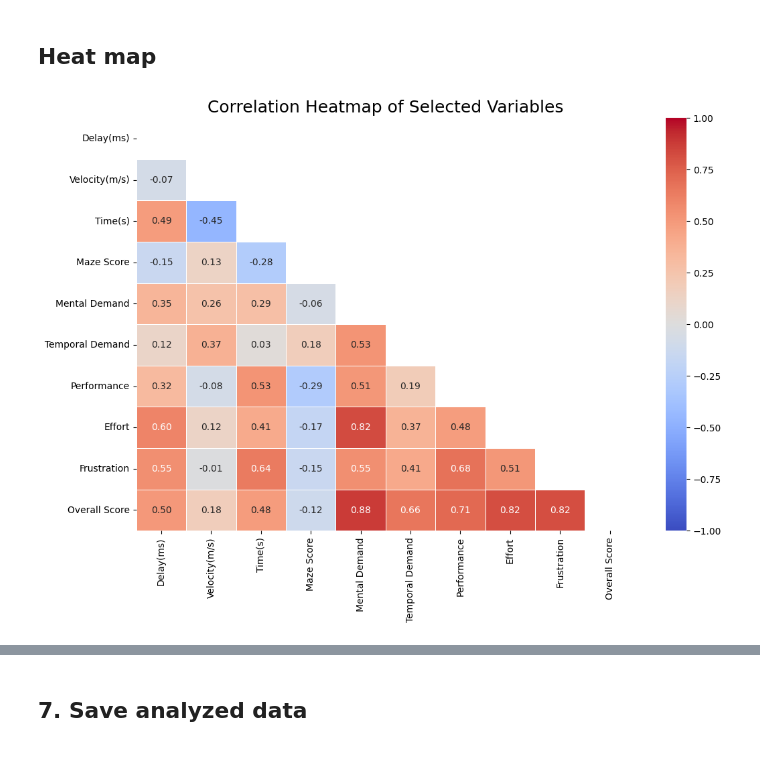
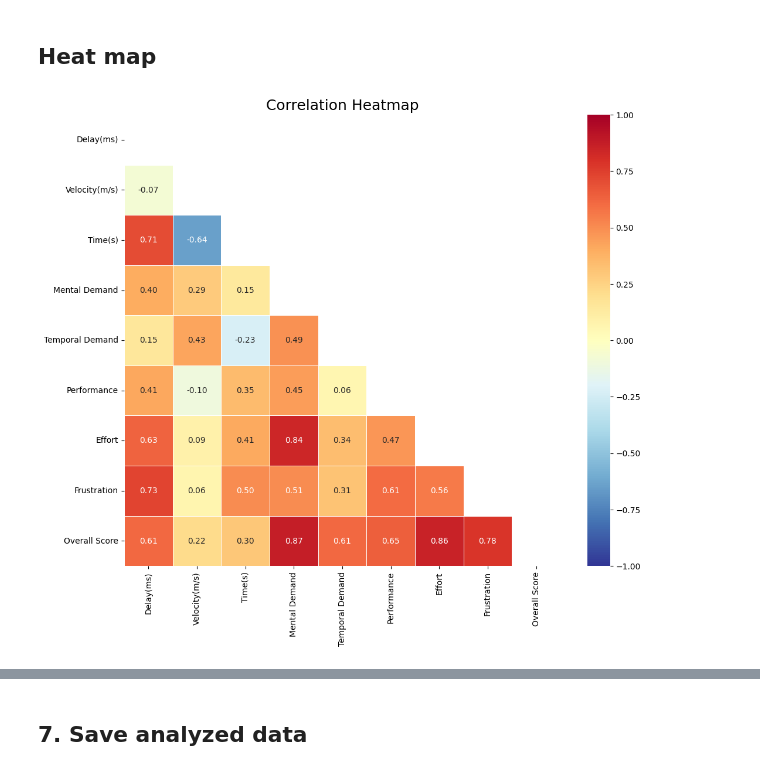
Before and after one commit to Raul-Villegas23/Thesis_python, a Jupyter notebook: experimental-analysis/bonus/bonus_analysis_notebook.ipynb, the cells around one changed output, grey strips where cells are left out. Cells and saved outputs as stored; diff of their text form; code cells hidden in the pictures.

```diff
--- a/experimental-analysis/bonus/bonus_analysis_notebook.ipynb
+++ b/experimental-analysis/bonus/bonus_analysis_notebook.ipynb
@@ -23,9 +37,11 @@ data.head()
 # %% [markdown]
 ## 1. Descriptive Statistics
 # %%
+# Get rid of participant 7
+data = data[data['Participant'] != 7]
 # Display descriptive statistics
 print("Descriptive Statistics:")
 # Describe the data withouth Participant, Run, and Trial columns
-data.drop(columns=['Participant', 'Run', 'Delay(ms)', 'Velocity(m/s)']).describe().T
+data.drop(columns=['Run', 'Delay(ms)', 'Velocity(m/s)']).head(24)
 # %% [output]
 Descriptive Statistics:
@@ -385,23 +831,18 @@ OLS Regression Results for Independent Variable: Velocity(m/s)
 ## Heat map
 # %%
 # Plotting a heatmap of correlations between the variables including the independent variable
-# Select the independent variable and dependent variables to include in the heatmap
-independent_vars = ['Delay(ms)', 'Velocity(m/s)']
-dependent_vars = ['Time(s)', 'Maze Score'] + nasa_tlx_dimensions
+variables = ['Delay(ms)', 'Velocity(m/s)', 'Time(s)'] + nasa_tlx_dimensions
 
-# Create a new DataFrame with the selected variables
-data_selected = data[independent_vars + dependent_vars]
-
-# Compute the correlation matrix
-correlation_matrix = data_selected.corr()
+# Calculate the correlation matrix
+correlation_matrix = data_normalized[variables].corr()
 
 # Create a mask to display only the lower triangle of the correlation matrix
 mask = np.triu(np.ones_like(correlation_matrix, dtype=bool))
 
-# Plot the heatmap
-plt.figure(figsize=(12, 8))
-sns.heatmap(correlation_matrix, annot=True, cmap="coolwarm", fmt=".2f", vmin=-1, vmax=1, linewidths=.5, mask=mask)
-plt.title("Correlation Heatmap of Selected Variables", fontsize=18)
+# Plot the correlation heatmap
+plt.figure(figsize=(12, 10))
+sns.heatmap(correlation_matrix, mask=mask, annot=True, cmap="RdYlBu_r", fmt=".2f", vmin=-1, vmax=1, linewidths=.5)
+plt.title("Correlation Heatmap", fontsize=18)
 plt.show()
 # %% [output]
-[figure, old version]
+[figure, new version]
```
Also changed, not shown: parts of 35 cells of this notebook, 15 other files.
